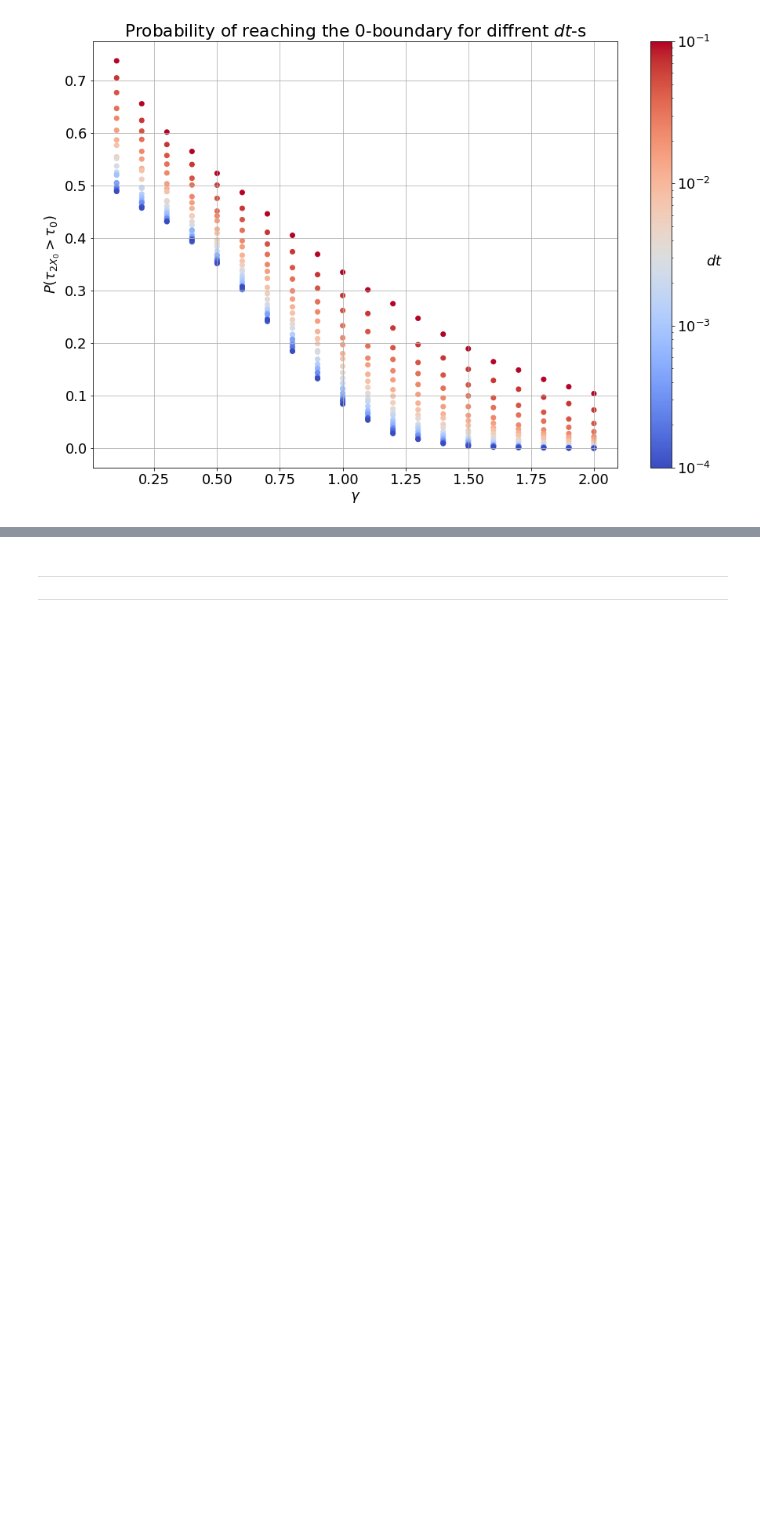
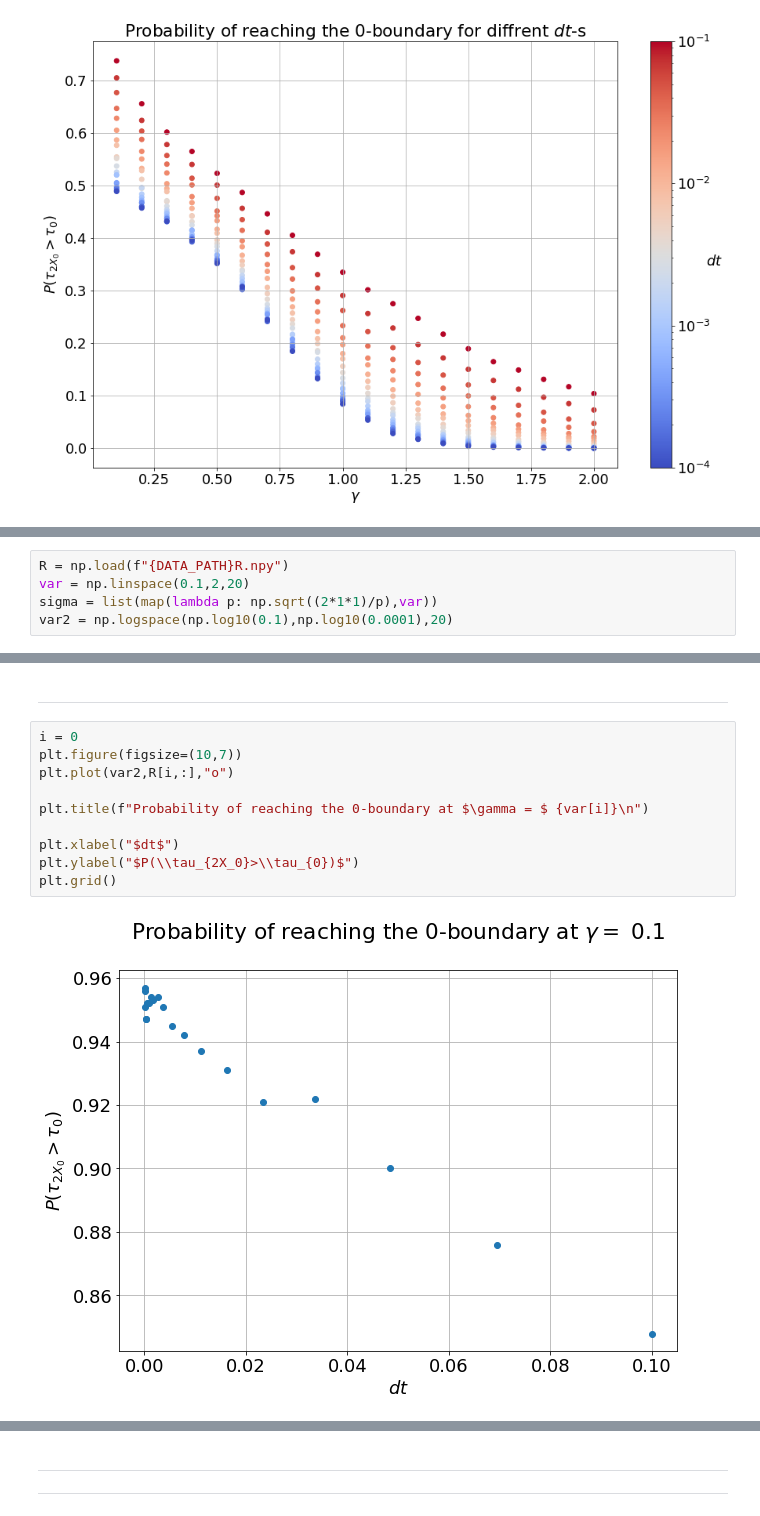
Before and after one commit to baskayj/Boundary-behavior-in-stochastic-differential-equations-used-in-Finance, a Jupyter notebook: CIR_Boundary_Project.ipynb, the cells around one changed output, grey strips where cells are left out. Drawn from its saved outputs; the diff is of its cells as text; blank space fills up the shorter version.

```diff
--- a/CIR_Boundary_Project.ipynb
+++ b/CIR_Boundary_Project.ipynb
@@ -2272,0 +2332,5 @@ plt.grid()
+# %%
+R = np.load(f"{DATA_PATH}R.npy")
+var = np.linspace(0.1,2,20)
+sigma = list(map(lambda p: np.sqrt((2*1*1)/p),var))
+var2 = np.logspace(np.log10(0.1),np.log10(0.0001),20)
@@ -2272,0 +2355,14 @@ plt.grid()
+# %% [markdown]
+---
+# %%
+i = 0
+plt.figure(figsize=(10,7))
+plt.plot(var2,R[i,:],"o")
+
+plt.title(f"Probability of reaching the 0-boundary at $\gamma = $ {var[i]}\n")
+
+plt.xlabel("$dt$")
+plt.ylabel("$P(\\tau_{2X_0}>\\tau_{0})$")
+plt.grid()
+# %% [output]
+[figure, added]
```
Also changed, not shown: parts of 30 cells of this notebook.
